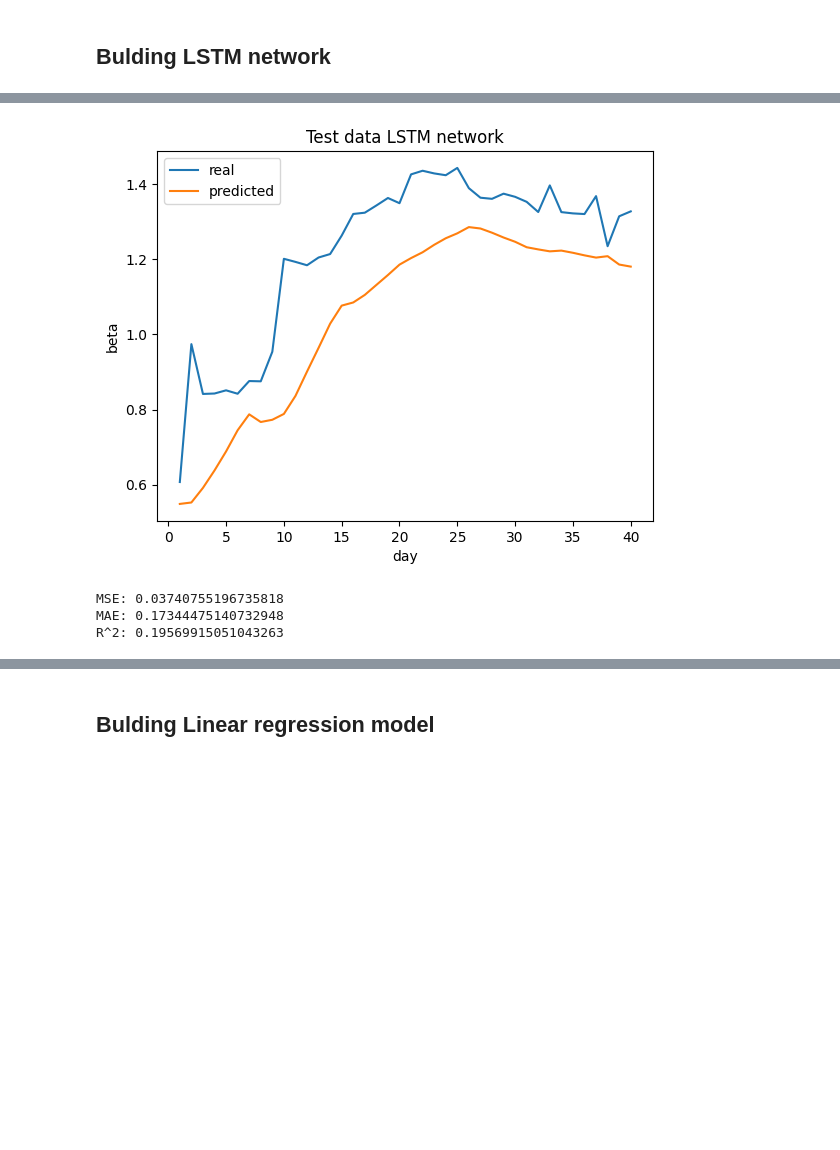
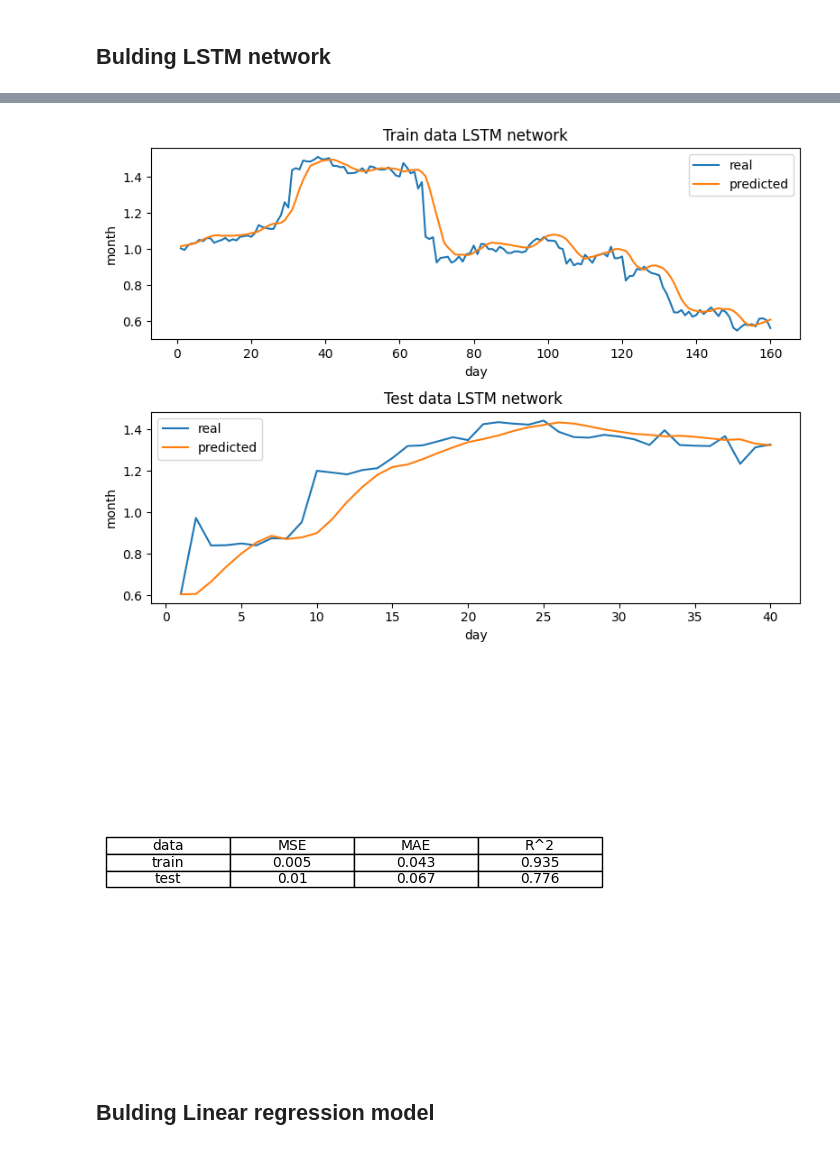
Before and after one commit to lion158/BetaPrediction, a Jupyter notebook: prediction.ipynb, the cells around one changed output, grey strips where cells are left out. Cells and saved outputs as stored; diff of their text form; code cells hidden in the pictures; blank space fills up the shorter version.

```diff
--- a/prediction.ipynb
+++ b/prediction.ipynb
@@ -366,6 +293,9 @@ R^2: 0.8003859532775042
 # %%
 model = Sequential()
 model.add(LSTM(100, return_sequences=True, input_shape=(X_train.shape[1], 1)))
+model.add(Dropout(0.2))
+model.add(LSTM(100, return_sequences=True))
+model.add(Dropout(0.2))
 model.add(LSTM(100, return_sequences=False))
 model.add(Dense(25))
 model.add(Dense(1))
@@ -390,5 +320,5 @@ Non-trainable params: 0
 _________________________________________________________________
 # %%
 model.compile(optimizer='adam', loss='mean_squared_error')
-model.fit(X_train, y_train, batch_size= 1, epochs=3)
+model.fit(X_train, y_train, batch_size= 1, epochs=20)
 # %% [output]
@@ -432,11 +342,0 @@ y_pred = model.predict(X_test)
-# %%
-x = np.arange(1, len(y_pred) + 1)
-plt.plot(x,y_test, label='real')
-plt.plot(x,y_pred, label='predicted')
-plt.xlabel('day')
-plt.ylabel('beta')
-plt.legend()
-plt.title('Test data LSTM network')
-plt.show()
-# %% [output]
-[figure, removed]
@@ -447,8 +343,6 @@ r2 = r2_score(y_test, y_pred)
-# %%
-print("MSE:", mse)
-print("MAE:", mae)
-print("R^2:", r2)
-# %% [output]
-MSE: 0.03740755196735818
-MAE: 0.17344475140732948
-R^2: 0.19569915051043263
+# %%
+y_pred_train = model.predict(X_train)
+y_pred_test = model.predict(X_test)
+generate_plots(y_pred_train, y_pred_test, y_train, y_test, 'Train data LSTM network', 'Test data LSTM network ', True, 'LSTM')
+score_table(y_train, y_pred_train, y_test, y_pred_test, 'LSTM_table')
+# %% [output]
@@ -455,3 +351,5 @@ R^2: 0.19569915051043263
+[figure, added]
+[figure, added]
 # %% [markdown]
 ## Bulding Linear regression model
 # %%
```
Also changed, not shown: parts of 36 cells of this notebook, 23 other files.
